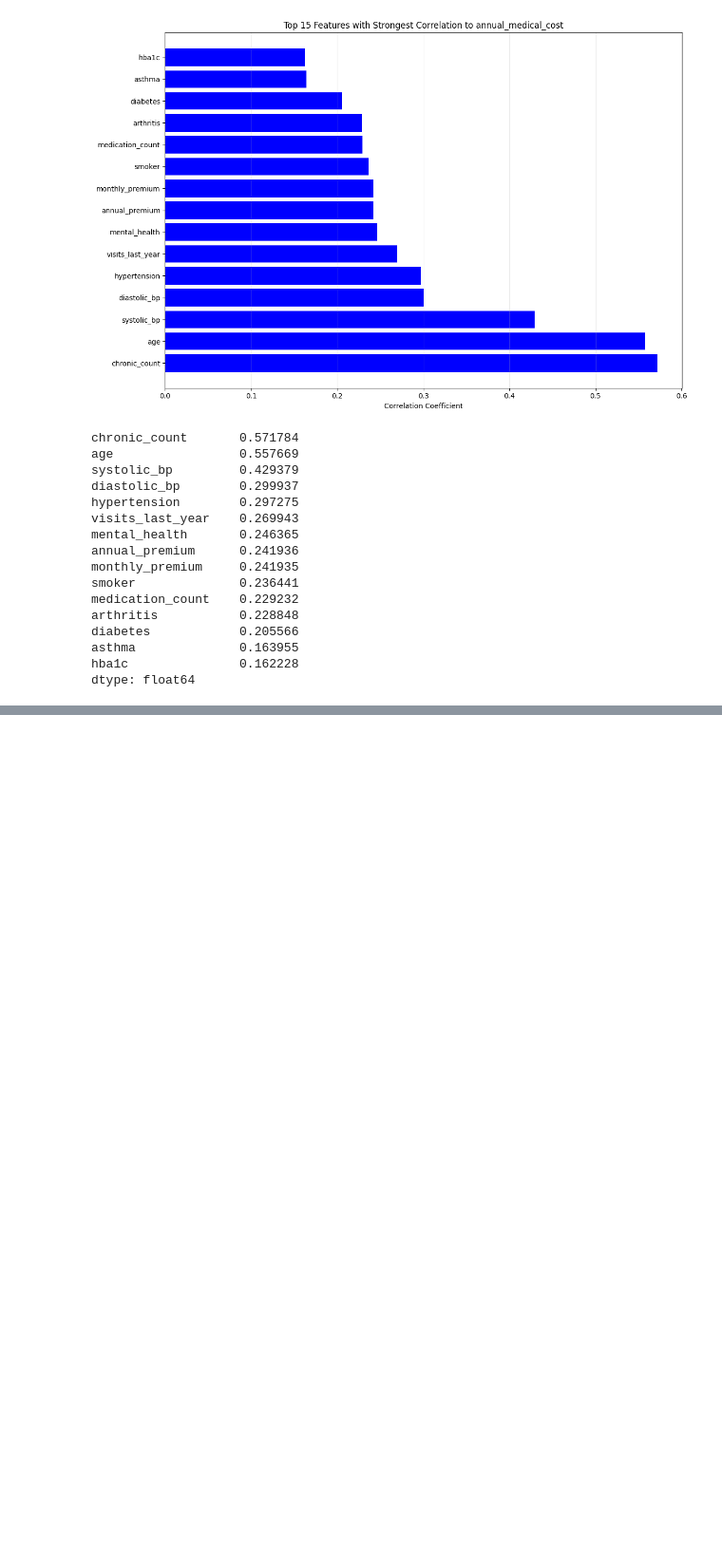
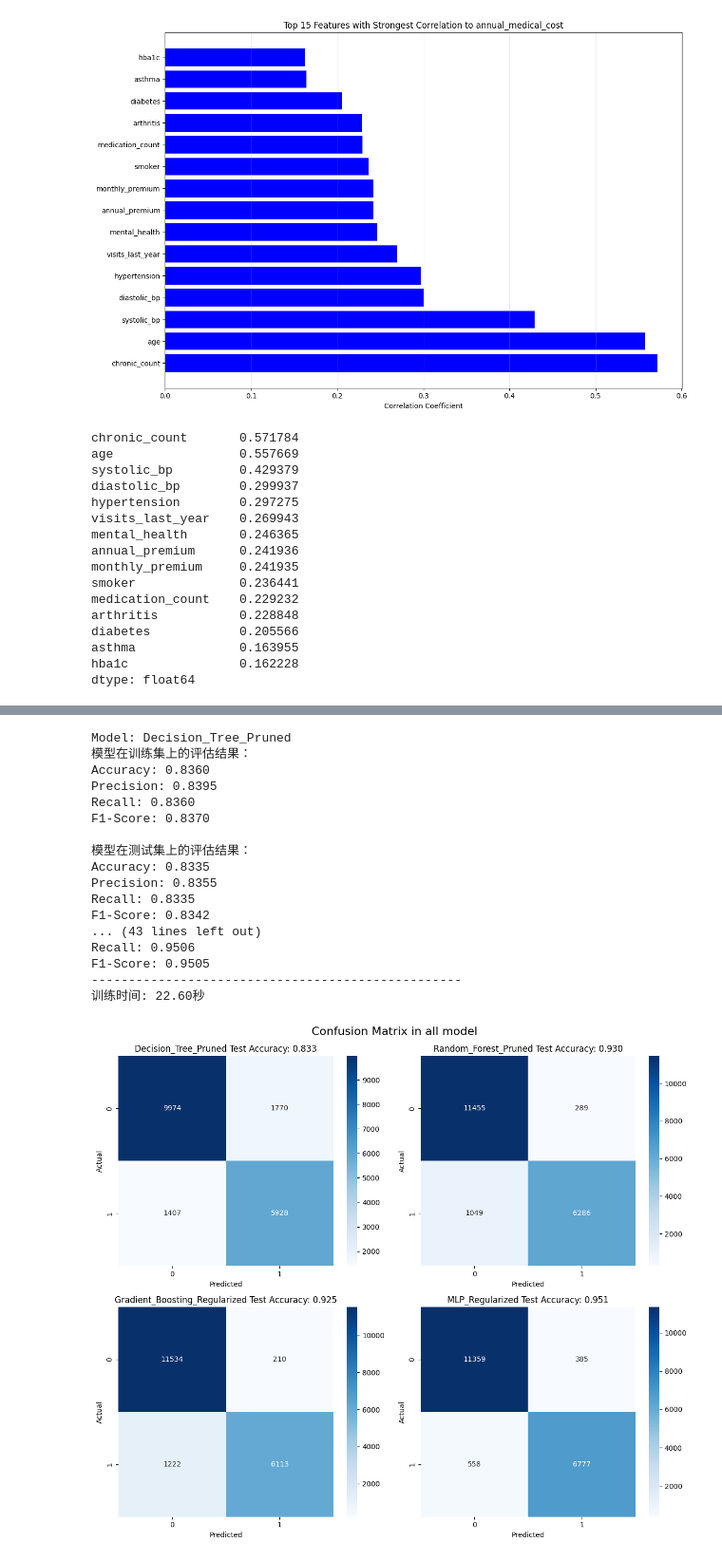
Before and after one commit to chenchunmei-daphne/try, a Jupyter notebook: group_work/classify.ipynb, the cells around one changed output, grey strips where cells are left out. Shown at 95% size. Drawn from its saved outputs; the diff is of its cells as text; code cells hidden in the pictures; blank space fills up the shorter version.

```diff
--- a/group_work/classify.ipynb
+++ b/group_work/classify.ipynb
@@ -203,0 +245,8 @@ weighted avg       0.38      0.62      0.47     19079
+# %%
+selected_features = correlation_with_target[abs(correlation_with_target) > 0.2]
+selected_feature_names = selected_features.index.tolist()
+
+# 提取选中的特征数据
+X_selected = X[selected_feature_names]
+print(f"\n选中的特征数据:")
+print(X_selected.head())
@@ -203,0 +271,24 @@ weighted avg       0.38      0.62      0.47     19079
+# %%
+# 划分数据集
+X_train2, X_test2, y_train2, y_test2 = train_test_split(X_selected, y, test_size=0.2, random_state=42)
+# %%
+classification_train(X_train=X_train2, X_test=X_test2, y_train=y_train2, y_test=y_test2, models=classification_models)
+# %% [output]
+Model: Decision_Tree_Pruned
+模型在训练集上的评估结果：
+Accuracy: 0.8360
+Precision: 0.8395
+Recall: 0.8360
+F1-Score: 0.8370
+
+模型在测试集上的评估结果：
+Accuracy: 0.8335
+Precision: 0.8355
+Recall: 0.8335
+F1-Score: 0.8342
+... (43 lines left out)
+Recall: 0.9506
+F1-Score: 0.9505
+--------------------------------------------------
+训练时间: 22.60秒
+[figure, added]
```
Also changed, not shown: parts of 7 cells of this notebook, 4 other files.
